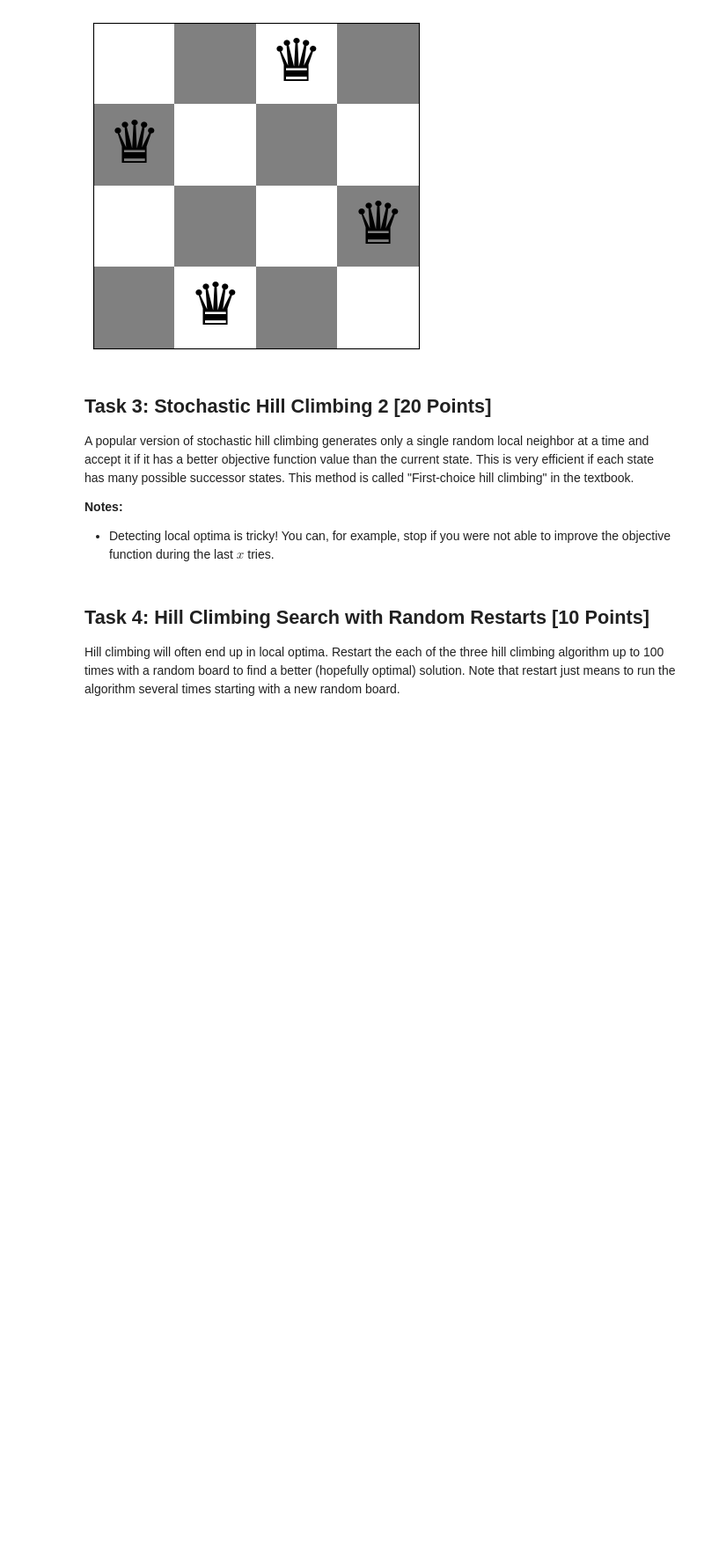
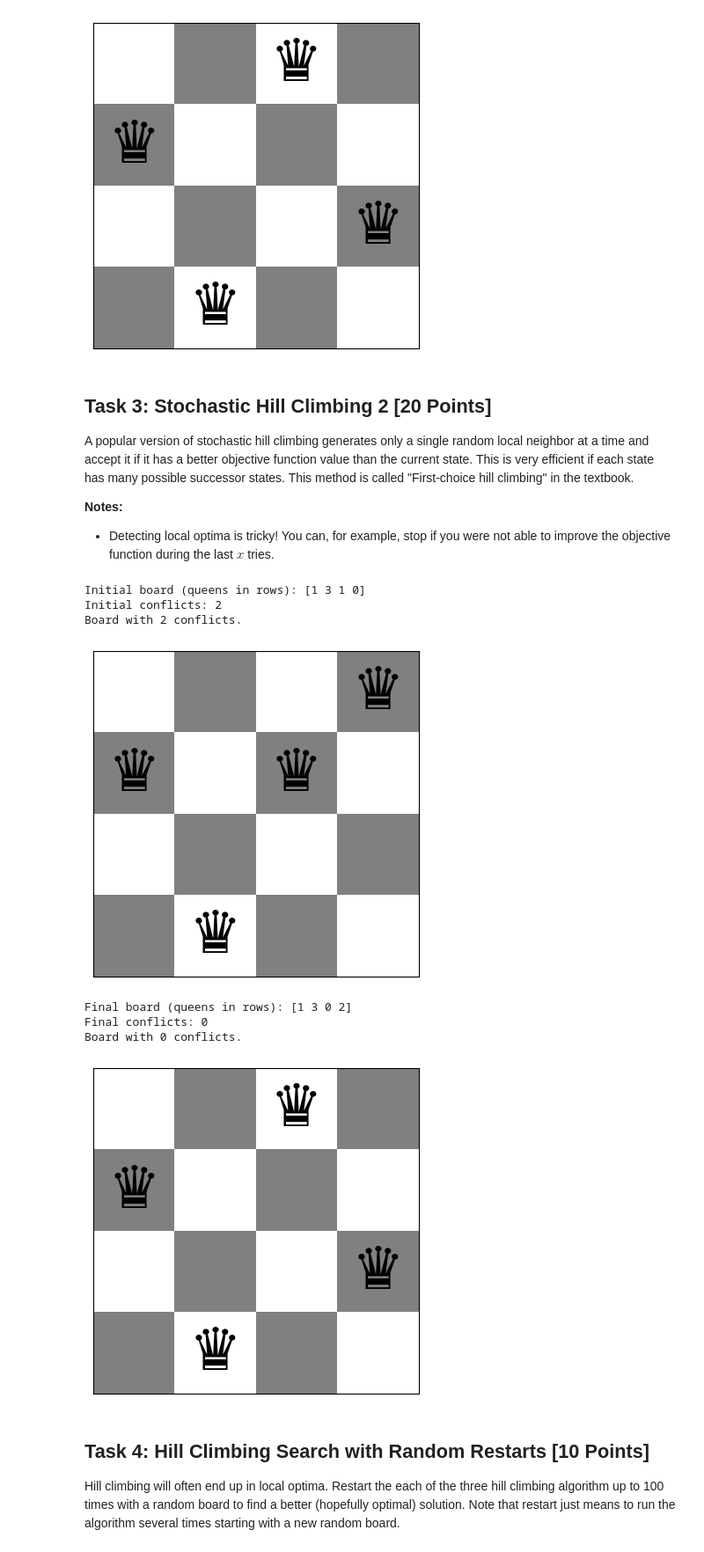
Before and after one commit to lnttran/C-Course, a Jupyter notebook: Local_Search/n_queens.ipynb, the cells around one changed output. Shown at 88% size. Drawn from its saved outputs; the diff is of its cells as text; code cells hidden in the pictures; blank space fills up the shorter version.

```diff
--- a/Local_Search/n_queens.ipynb
+++ b/Local_Search/n_queens.ipynb
@@ -250,6 +250,8 @@ A popular version of stochastic hill climbing generates only a single random loc
 __Notes:__
 
 * Detecting local optima is tricky! You can, for example, stop if you were not able to improve the objective function during the last $x$ tries.
+# %%
+MAX_ITERS = 500
 # %%
 # Code and description go here
 def first_choice_hill_climbing(board, max_iters=None, debug=False):
@@ -257,36 +259,33 @@ def first_choice_hill_climbing(board, max_iters=None, debug=False):
     n = len(board)
     max_iters = len(board) * MAX_ITERS if max_iters is None else max_iters
     current_conflicts = conflicts(board)
-    attempts = 0  # Counter for non-improving moves
+    iters = 0
 
     if debug:
         print(f"Initial board: {board}")
         print(f"Initial conflicts: {current_conflicts}")
 
-    while attempts < max_attempts:
+    while iters < (max_iters * 0.1):
         # Pick a random column and a random row (different from the current row)
         col = random.randint(0, n - 1)
         current_row = board[col]
         new_row = random.choice([r for r in range(n) if r != current_row])
 
-        # Try the random move
         board[col] = new_row
         new_conflicts = conflicts(board)
 
         if debug:
             print(f"Trying move queen in column {col} to row {new_row} => Conflicts: {new_conflicts}")
 
-        # Accept the move if it improves the solution
         if new_conflicts < current_conflicts:
             current_conflicts = new_conflicts
-            attempts = 0  # Reset attempts on improvement
+            iters = 0
             if debug:
                 print(f"Accepted move: column {col} to row {new_row}. New conflicts: {current_conflicts}")
                 print(f"Board: {board}")
         else:
-            # Revert the move since it didn't improve
             board[col] = current_row
-            attempts += 1  # Increment attempts for unsuccessful move
+            iters += 1
 
         # If conflicts reach 0, we have found an optimal solution
         if current_conflicts == 0:
@@ -296,9 +295,28 @@ def first_choice_hill_climbing(board, max_iters=None, debug=False):
         if current_conflicts == 0:
             print("Found optimal solution.")
         else:
-            print("Stopped due to reaching max_attempts without improvement.")
+            print("Stopped due to reaching max_iters without improvement.")
 
     return board
+# %%
+board = random_board(4)
+print(f"Initial board (queens in rows): {board}")
+print(f"Initial conflicts: {conflicts(board)}")
+show_board(board)
+
+board = first_choice_hill_climbing(board)
+print(f"Final board (queens in rows): {board}")
+print(f"Final conflicts: {conflicts(board)}")
+show_board(board)
+# %% [output]
+Initial board (queens in rows): [1 3 1 0]
+Initial conflicts: 2
+Board with 2 conflicts.
+[figure, added]
+Final board (queens in rows): [1 3 0 2]
+Final conflicts: 0
+Board with 0 conflicts.
+[figure, added]
 # %% [markdown]
 ## Task 4: Hill Climbing Search with Random Restarts [10 Points]
 
```
Also changed, not shown: parts of 10 cells of this notebook.
